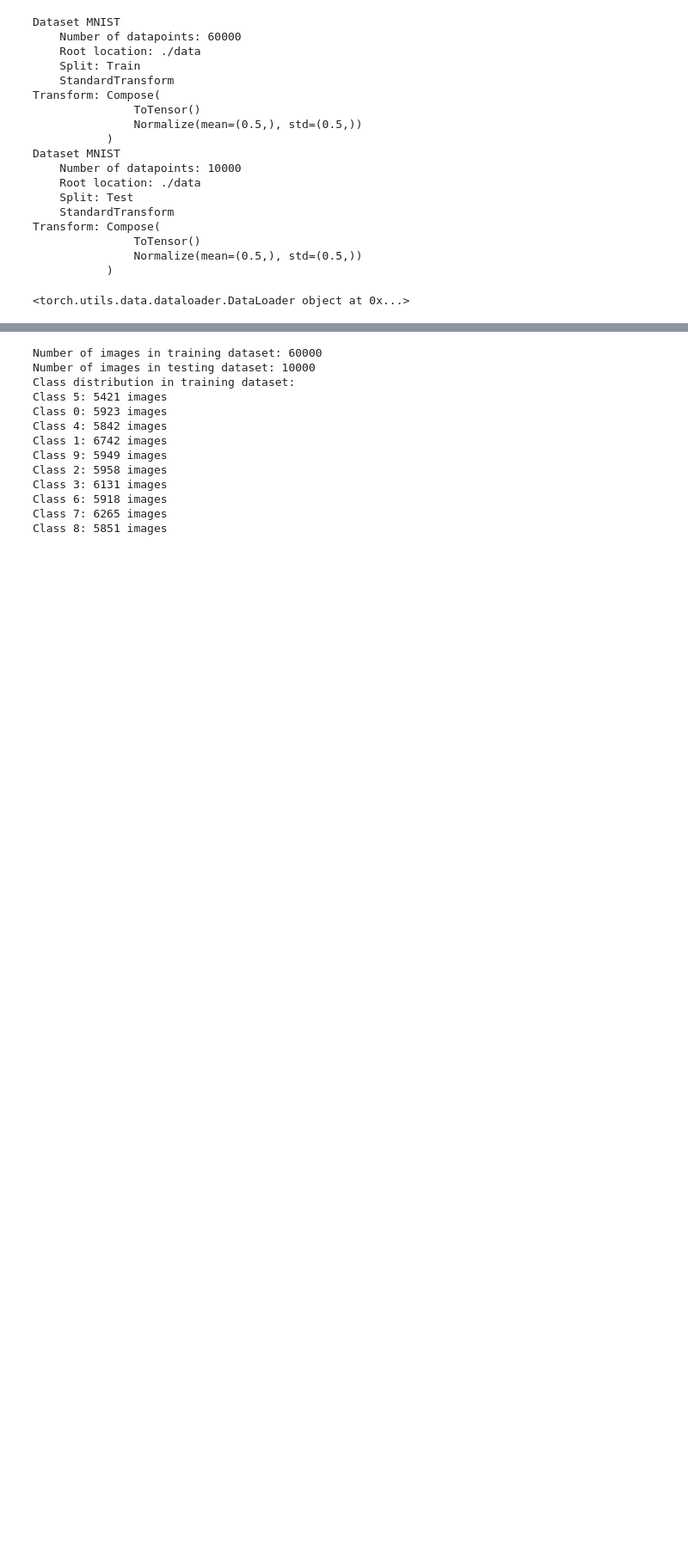
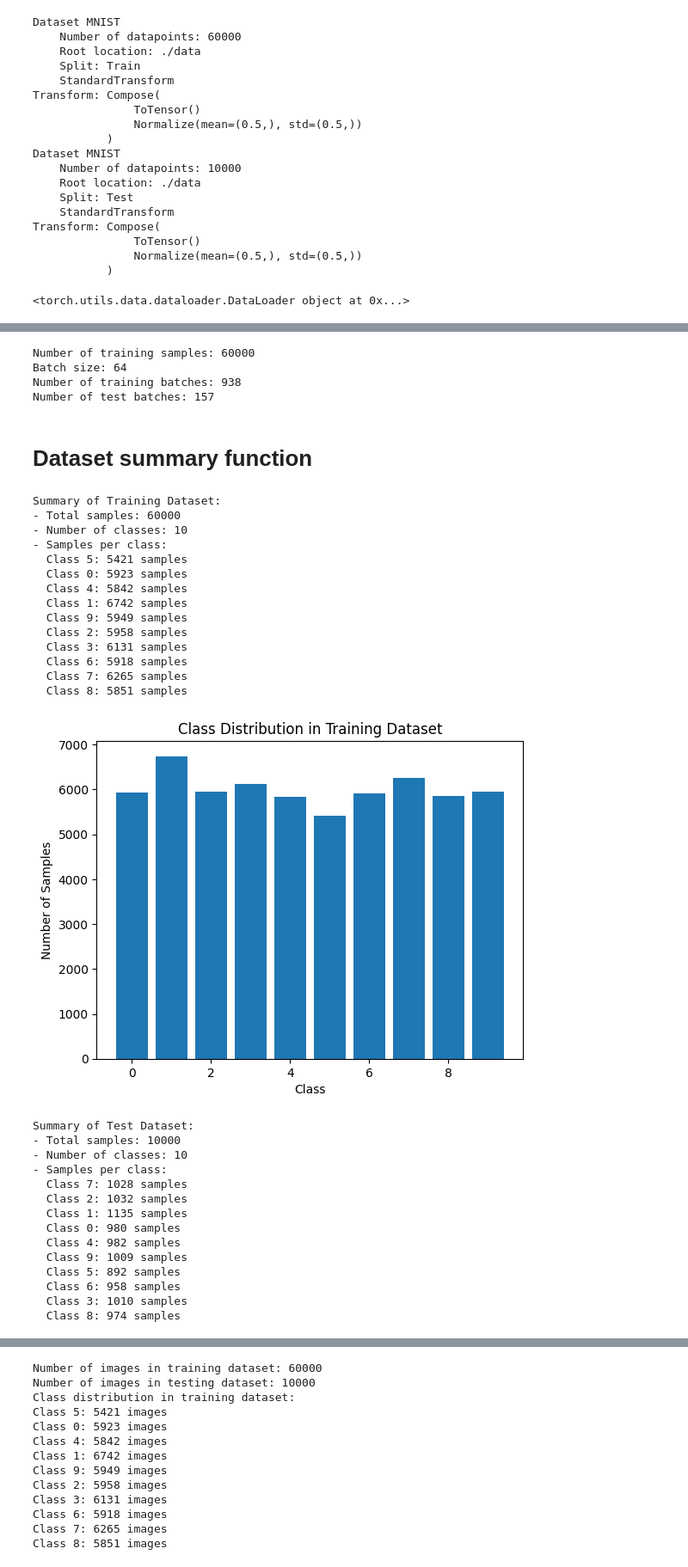
Before and after one commit to VedantPancholi/MNIST_ANN-USING-PYTORCH, a Jupyter notebook: mnist-ann-pytorch.ipynb, the cells around one changed output, grey strips where cells are left out. Shown at 86% size. Drawn from its saved outputs; the diff is of its cells as text; code cells hidden in the pictures; blank space fills up the shorter version.

```diff
--- a/mnist-ann-pytorch.ipynb
+++ b/mnist-ann-pytorch.ipynb
@@ -74,0 +77,67 @@ print(train_loader)
+# %%
+num_train_batches = math.ceil(len(train_dataset) / batch_size)
+num_test_batches = math.ceil(len(test_dataset) / batch_size)
+print(f"Number of training samples: {len(train_dataset)}")
+print(f"Batch size: {batch_size}")
+print(f"Number of training batches: {num_train_batches}")
+print(f"Number of test batches: {num_test_batches}")
+# %% [output]
+Number of training samples: 60000
+Batch size: 64
+Number of training batches: 938
+Number of test batches: 157
+# %% [markdown]
+# Dataset summary function
+# %%
+
+def dataset_summary(dataset, name="Dataset"):
+    print(f"Summary of {name}:")
+    print(f"- Total samples: {len(dataset)}")
+
+    labels = [label for _, label in dataset]
+    label_count = Counter(labels)
+    print(f"- Number of classes: {len(label_count)}")
+    print(f"- Samples per class:")
+    for label, count in label_count.items():
+        print(f"  Class {label}: {count} samples")
+
+    # Plot class distribution
+    plt.bar(label_count.keys(), label_count.values())
+    plt.title(f"Class Distribution in {name}")
+    plt.xlabel("Class")
+    plt.ylabel("Number of Samples")
+    plt.show()
+
+
+dataset_summary(train_dataset, "Training Dataset")
+dataset_summary(test_dataset, "Test Dataset")
+# %% [output]
+Summary of Training Dataset:
+- Total samples: 60000
+- Number of classes: 10
+- Samples per class:
+  Class 5: 5421 samples
+  Class 0: 5923 samples
+  Class 4: 5842 samples
+  Class 1: 6742 samples
+  Class 9: 5949 samples
+  Class 2: 5958 samples
+  Class 3: 6131 samples
+  Class 6: 5918 samples
+  Class 7: 6265 samples
+  Class 8: 5851 samples
+[figure, added]
+Summary of Test Dataset:
+- Total samples: 10000
+- Number of classes: 10
+- Samples per class:
+  Class 7: 1028 samples
+  Class 2: 1032 samples
+  Class 1: 1135 samples
+  Class 0: 980 samples
+  Class 4: 982 samples
+  Class 9: 1009 samples
+  Class 5: 892 samples
+  Class 6: 958 samples
+  Class 3: 1010 samples
+  Class 8: 974 samples
```
Also changed, not shown: parts of 17 cells of this notebook.
